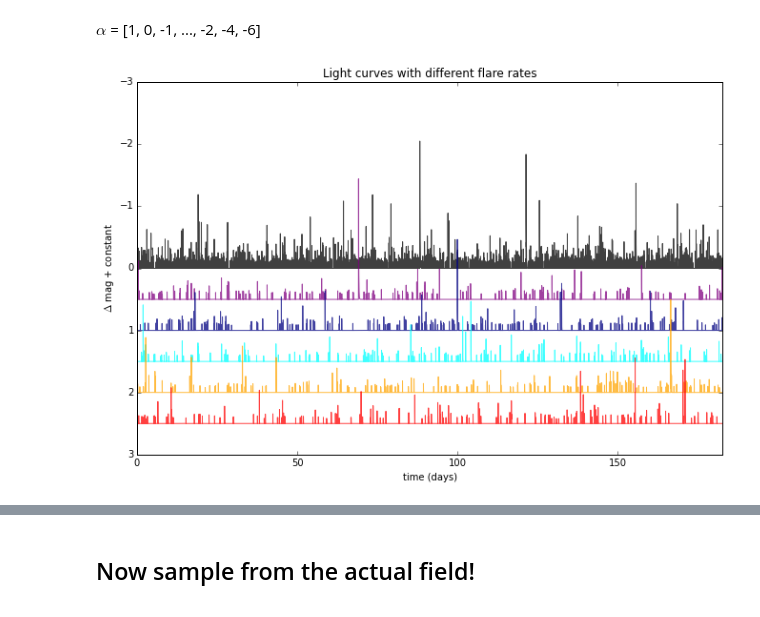
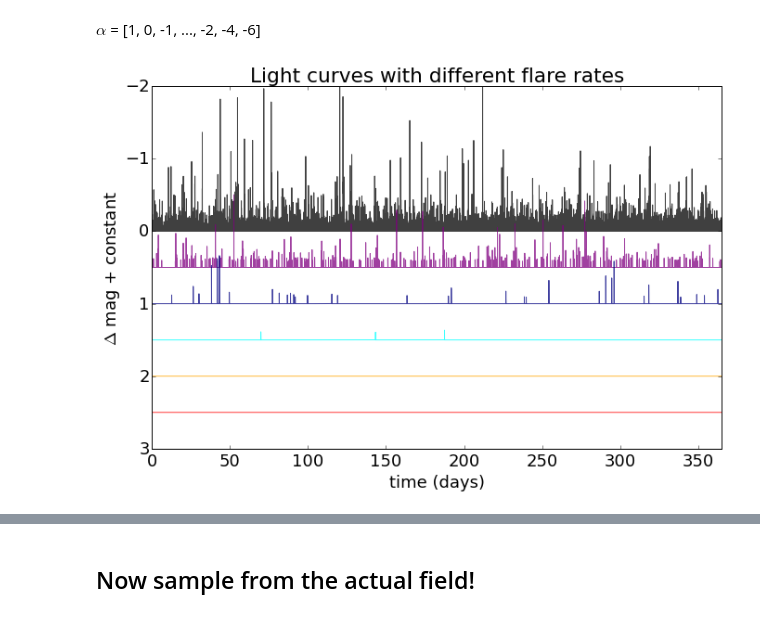
Before and after one commit to lsst-sims/MW-Flare, a Jupyter notebook: figures.ipynb, the cells around one changed output, grey strips where cells are left out. Drawn from its saved outputs; the diff is of its cells as text; code cells hidden in the pictures.

```diff
--- a/figures.ipynb
+++ b/figures.ipynb
@@ -6,10 +6,13 @@
 %matplotlib inline
 import numpy as np
 import matplotlib.pyplot as plt
+import matplotlib
 import pandas as pd
 import flare_prob
 import toymodel
 import LSSToy
+
+matplotlib.rcParams.update({'font.size':18})
 # %%
 # let's read in the Trilegal field, and see the columns
 
@@ -64,36 +67,37 @@ plt.ylabel('# stars')
 
 Only varying the $\alpha$ parameter, which controls the intercept in the Flare Frequency Distribution powerlaw. Thus we always use a fixed slope for the energy distribution, $\beta$.
 # %%
-dur = 0.5 # duration to simulate (in years)
+dur = 1.0 # duration to simulate (in years)
 ffd_beta = -2.0 # ffd slope
 dmag_limit = -0.1 # flare detection threshold
 
 
-s_time1, s_flux1 = flare_prob.SuperLC(dur=dur, repeat=10./dur, mag=True, ffd_alpha=1.0, ffd_beta=ffd_beta)
-s_time2, s_flux2 = flare_prob.SuperLC(dur=dur, repeat=10./dur, mag=True, ffd_alpha=0.0, ffd_beta=ffd_beta)
-s_time3, s_flux3 = flare_prob.SuperLC(dur=dur, repeat=10./dur, mag=True, ffd_alpha=0.1, ffd_beta=ffd_beta)
+s_time1, s_flux1 = flare_prob.SuperLC(dur=dur, repeat=10./dur, mag=True, ffd_alpha=1, ffd_beta=ffd_beta)
+s_time2, s_flux2 = flare_prob.SuperLC(dur=dur, repeat=10./dur, mag=True, ffd_alpha=0, ffd_beta=ffd_beta)
+s_time3, s_flux3 = flare_prob.SuperLC(dur=dur, repeat=10./dur, mag=True, ffd_alpha=-1, ffd_beta=ffd_beta)
 # %%
-s_time4, s_flux4 = flare_prob.SuperLC(dur=dur, repeat=10./dur, mag=True, ffd_alpha=0.01, ffd_beta=ffd_beta)
-s_time5, s_flux5 = flare_prob.SuperLC(dur=dur, repeat=10./dur, mag=True, ffd_alpha=0.0001, ffd_beta=ffd_beta)
-s_time6, s_flux6 = flare_prob.SuperLC(dur=dur, repeat=10./dur, mag=True, ffd_alpha=0.000001, ffd_beta=ffd_beta)
+s_time4, s_flux4 = flare_prob.SuperLC(dur=dur, repeat=10./dur, mag=True, ffd_alpha=-2, ffd_beta=ffd_beta)
+s_time5, s_flux5 = flare_prob.SuperLC(dur=dur, repeat=10./dur, mag=True, ffd_alpha=-3, ffd_beta=ffd_beta)
+s_time6, s_flux6 = flare_prob.SuperLC(dur=dur, repeat=10./dur, mag=True, ffd_alpha=-4, ffd_beta=ffd_beta)
 # %% [markdown]
 $\alpha$ = [1, 0, -1, ..., -2, -4, -6]
 # %%
 plt.figure(figsize=(11,7))
 plt.plot(s_time1, s_flux1, alpha=0.75, c='black')
 plt.plot(s_time2, s_flux2+0.5, alpha=0.75, c='purple')
 plt.plot(s_time3, s_flux3+1, alpha=0.75, c='navy')
 plt.plot(s_time4, s_flux4+1.5, alpha=0.75, c='cyan')
 plt.plot(s_time5, s_flux5+2, alpha=0.75, c='orange')
 plt.plot(s_time6, s_flux6+2.5, alpha=0.75, c='red')
 plt.xlim(0, dur*365.)
-plt.ylim((3,-3))
+# plt.xlim(0,10)
+plt.ylim((3,-2))
 plt.xlabel('time (days)')
 plt.ylabel('$\Delta$ mag + constant')
 plt.title('Light curves with different flare rates')
 plt.savefig('lightcurves.png', dpi=300)
 # %% [output]
-[figure, old version]
+[figure, new version]
 # %%
 ntrials = 1000
 
```
Also changed, not shown: parts of 12 cells of this notebook, 2 other files.
